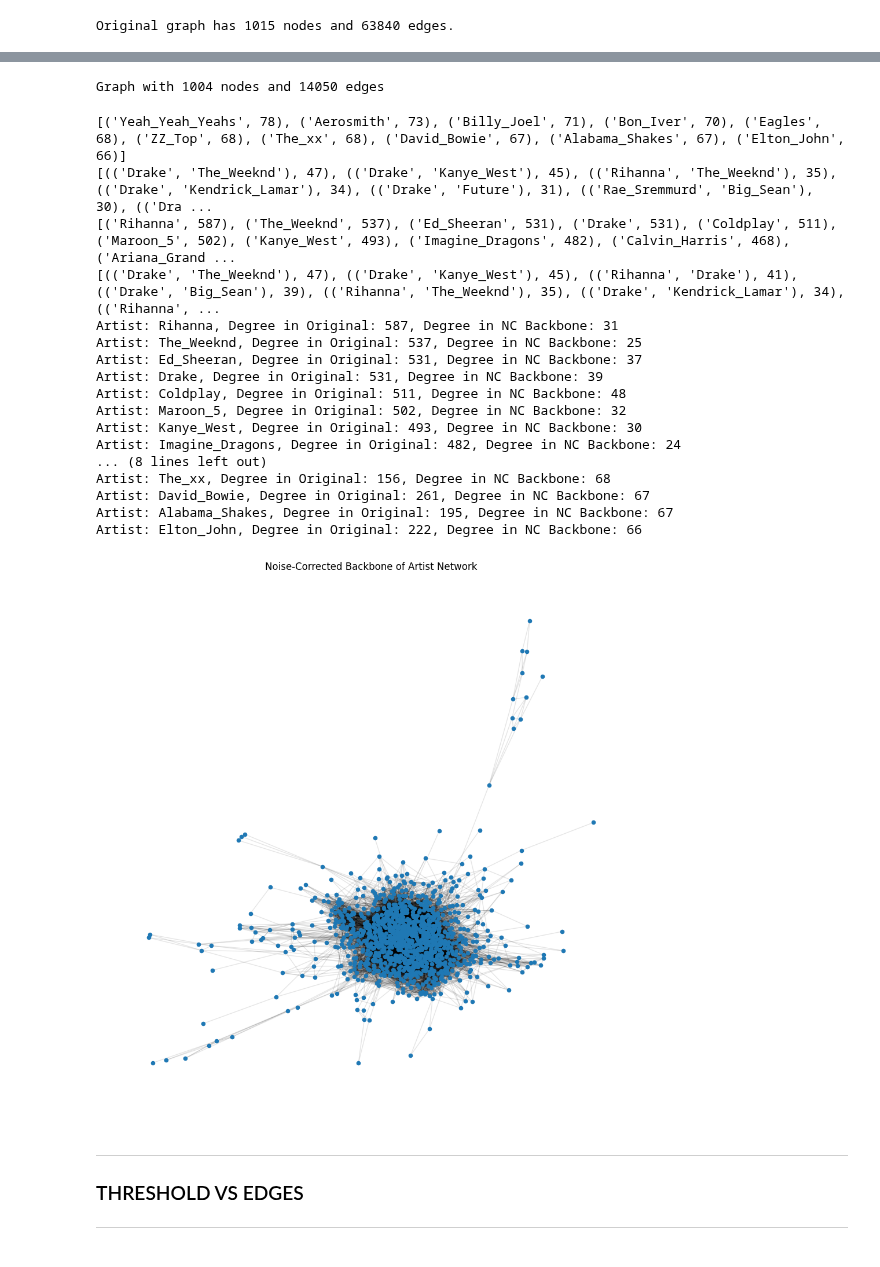
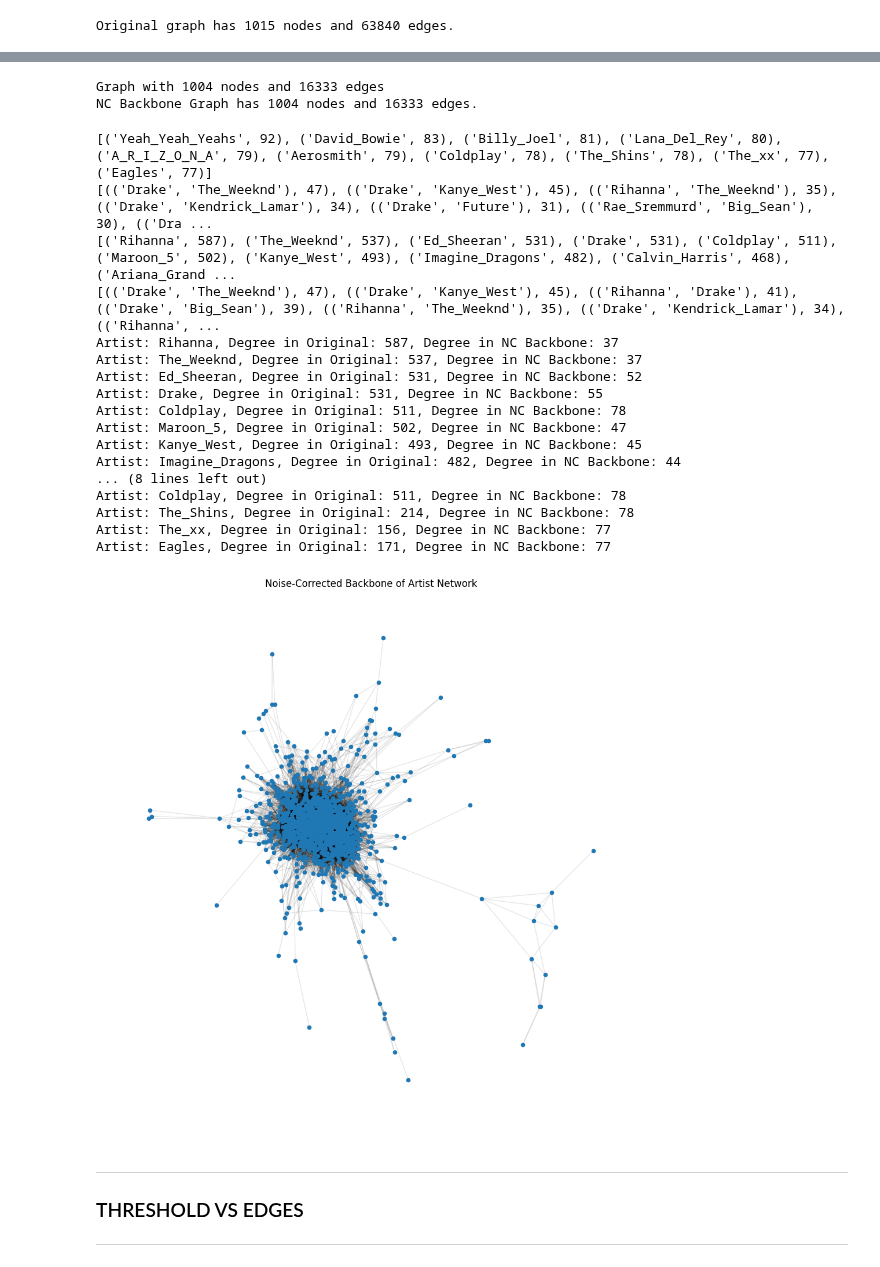
Before and after one commit to noanorgaard/SocialGraphs, a Jupyter notebook: Iben/NC_backbone_creation.ipynb, the cells around one changed output, grey strips where cells are left out. Saved outputs shown, nothing was run; the diff lists cells and outputs as text; code cells hidden in the pictures.

```diff
--- a/Iben/NC_backbone_creation.ipynb
+++ b/Iben/NC_backbone_creation.ipynb
@@ -61,12 +61,9 @@ print(f"Original graph has {G_lyrics.number_of_nodes()} nodes and {G_lyrics.numb
 # %% [output]
 Original graph has 1015 nodes and 63840 edges.
 # %%
-# creat NC backbone
-NC_backbone = nc_backbone_from_nx(G_lyrics, weight_attr="weight", threshold=4.0, calculate_p_value=False)
-
-# number of nodes in ggc of NC backbone
-G_NC_gcc = max(nx.connected_components(nx.from_pandas_edgelist(NC_backbone, source='src', target='trg', edge_attr='nij')), key=len)
-NC_backbone = NC_backbone[NC_backbone['src'].isin(G_NC_gcc) & NC_backbone['trg'].isin(G_NC_gcc)]
-print(f"NC Backbone has {len(set(NC_backbone['src']).union(set(NC_backbone['trg'])))} nodes and {NC_backbone.shape[0]} edges.")
+# create NC backbone
+NC_backbone_3 = nc_backbone_from_nx(G_lyrics, weight_attr="weight", threshold=3.0, calculate_p_value=False)
+NC_backbone_2 = nc_backbone_from_nx(G_lyrics, weight_attr="weight", threshold=2.0, calculate_p_value=False)
+NC_backbone_1 = nc_backbone_from_nx(G_lyrics, weight_attr="weight", threshold=1.0, calculate_p_value=False)
 # %% [output]
 Calculating NC score...
@@ -96,18 +92,35 @@ print(NC_backbone)
 # %%
 # make a networkx graph from the backbone dataframe
-G_NC_backbone = nx.from_pandas_edgelist(NC_backbone, source='src', target='trg', edge_attr='nij')
-print(G_NC_backbone)
+G_NC_backbone_3 = nx.from_pandas_edgelist(NC_backbone_3, source='src', target='trg', edge_attr='nij')
+print(G_NC_backbone_3)
+G_NC_backbone_2 = nx.from_pandas_edgelist(NC_backbone_2, source='src', target='trg', edge_attr='nij')
+G_NC_backbone_1 = nx.from_pandas_edgelist(NC_backbone_1, source='src', target='trg', edge_attr='nij')
+
+# add attributes on nodes and edges from original graph to backbone
+for u, v, data in G_NC_backbone_3.edges(data=True):
+    if G_lyrics.has_edge(u, v):
+        for attr, value in G_lyrics[u][v].items():
+            G_NC_backbone_3[u][v][attr] = value
+
+for n, data in G_NC_backbone_3.nodes(data=True):
+    if n in G_lyrics.nodes:
+        for attr, value in G_lyrics.nodes[n].items():
+            G_NC_backbone_3.nodes[n][attr] = value
+
+# print number of nodes and edges in the backbone graph
+print(f"NC Backbone Graph has {G_NC_backbone_3.number_of_nodes()} nodes and {G_NC_backbone_3.number_of_edges()} edges.")
 # %% [output]
-Graph with 1004 nodes and 14050 edges
+Graph with 1004 nodes and 16333 edges
+NC Backbone Graph has 1004 nodes and 16333 edges.
 # %%
 
 # top 10 artists by degree in NC backbone
-degree_dict = dict(G_NC_backbone.degree())
+degree_dict = dict(G_NC_backbone_3.degree())
 top_10_artists = sorted(degree_dict.items(), key=lambda x: x[1], reverse=True)[:10]
 print(top_10_artists)
 
 # top 10 weighted edges in NC backbone
-weighted_edges = nx.get_edge_attributes(G_NC_backbone, 'nij')
+weighted_edges = nx.get_edge_attributes(G_NC_backbone_3, 'nij')
 top_10_weighted_edges = sorted(weighted_edges.items(), key=lambda x: x[1], reverse=True)[:10]
 print(top_10_weighted_edges)
 
@@ -132,34 +145,34 @@ for artist, _ in top_10_artists:
     degree_backbone = degree_dict.get(artist, 0)
     print(f"Artist: {artist}, Degree in Original: {degree_original}, Degree in NC Backbone: {degree_backbone}")
 # %% [output]
-[('Yeah_Yeah_Yeahs', 78), ('Aerosmith', 73), ('Billy_Joel', 71), ('Bon_Iver', 70), ('Eagles', 68), ('ZZ_Top', 68), ('The_xx', 68), ('David_Bowie', 67), ('Alabama_Shakes', 67), ('Elton_John', 66)]
+[('Yeah_Yeah_Yeahs', 92), ('David_Bowie', 83), ('Billy_Joel', 81), ('Lana_Del_Rey', 80), ('A_R_I_Z_O_N_A', 79), ('Aerosmith', 79), ('Coldplay', 78), ('The_Shins', 78), ('The_xx', 77), ('Eagles', 77)]
 [(('Drake', 'The_Weeknd'), 47), (('Drake', 'Kanye_West'), 45), (('Rihanna', 'The_Weeknd'), 35), (('Drake', 'Kendrick_Lamar'), 34), (('Drake', 'Future'), 31), (('Rae_Sremmurd', 'Big_Sean'), 30), (('Dra ...
 [('Rihanna', 587), ('The_Weeknd', 537), ('Ed_Sheeran', 531), ('Drake', 531), ('Coldplay', 511), ('Maroon_5', 502), ('Kanye_West', 493), ('Imagine_Dragons', 482), ('Calvin_Harris', 468), ('Ariana_Grand ...
 [(('Drake', 'The_Weeknd'), 47), (('Drake', 'Kanye_West'), 45), (('Rihanna', 'Drake'), 41), (('Drake', 'Big_Sean'), 39), (('Rihanna', 'The_Weeknd'), 35), (('Drake', 'Kendrick_Lamar'), 34), (('Rihanna', ...
-Artist: Rihanna, Degree in Original: 587, Degree in NC Backbone: 31
-Artist: The_Weeknd, Degree in Original: 537, Degree in NC Backbone: 25
-Artist: Ed_Sheeran, Degree in Original: 531, Degree in NC Backbone: 37
-Artist: Drake, Degree in Original: 531, Degree in NC Backbone: 39
-Artist: Coldplay, Degree in Original: 511, Degree in NC Backbone: 48
-Artist: Maroon_5, Degree in Original: 502, Degree in NC Backbone: 32
-Artist: Kanye_West, Degree in Original: 493, Degree in NC Backbone: 30
-Artist: Imagine_Dragons, Degree in Original: 482, Degree in NC Backbone: 24
+Artist: Rihanna, Degree in Original: 587, Degree in NC Backbone: 37
+Artist: The_Weeknd, Degree in Original: 537, Degree in NC Backbone: 37
+Artist: Ed_Sheeran, Degree in Original: 531, Degree in NC Backbone: 52
+Artist: Drake, Degree in Original: 531, Degree in NC Backbone: 55
+Artist: Coldplay, Degree in Original: 511, Degree in NC Backbone: 78
+Artist: Maroon_5, Degree in Original: 502, Degree in NC Backbone: 47
+Artist: Kanye_West, Degree in Original: 493, Degree in NC Backbone: 45
+Artist: Imagine_Dragons, Degree in Original: 482, Degree in NC Backbone: 44
 ... (8 lines left out)
-Artist: The_xx, Degree in Original: 156, Degree in NC Backbone: 68
-Artist: David_Bowie, Degree in Original: 261, Degree in NC Backbone: 67
-Artist: Alabama_Shakes, Degree in Original: 195, Degree in NC Backbone: 67
-Artist: Elton_John, Degree in Original: 222, Degree in NC Backbone: 66
+Artist: Coldplay, Degree in Original: 511, Degree in NC Backbone: 78
+Artist: The_Shins, Degree in Original: 214, Degree in NC Backbone: 78
+Artist: The_xx, Degree in Original: 156, Degree in NC Backbone: 77
+Artist: Eagles, Degree in Original: 171, Degree in NC Backbone: 77
 # %%
 # plot NC backbone
 plt.figure(figsize=(12, 12))
-pos = nx.spring_layout(G_NC_backbone, k=0.1)  # positions for all nodes
-nx.draw_networkx_nodes(G_NC_backbone, pos, node_size=20)
-nx.draw_networkx_edges(G_NC_backbone, pos, alpha=0.1)
+pos = nx.spring_layout(G_NC_backbone_3, k=0.1)  # positions for all nodes
+nx.draw_networkx_nodes(G_NC_backbone_3, pos, node_size=20)
+nx.draw_networkx_edges(G_NC_backbone_3, pos, alpha=0.1)
 plt.title("Noise-Corrected Backbone of Artist Network")
 plt.axis('off')
 plt.show()
 # %% [output]
-[figure, old version]
+[figure, new version]
 # %% [markdown]
 ---
 ### THRESHOLD VS EDGES
```
Also changed, not shown: parts of 8 cells of this notebook, 4 other files.
